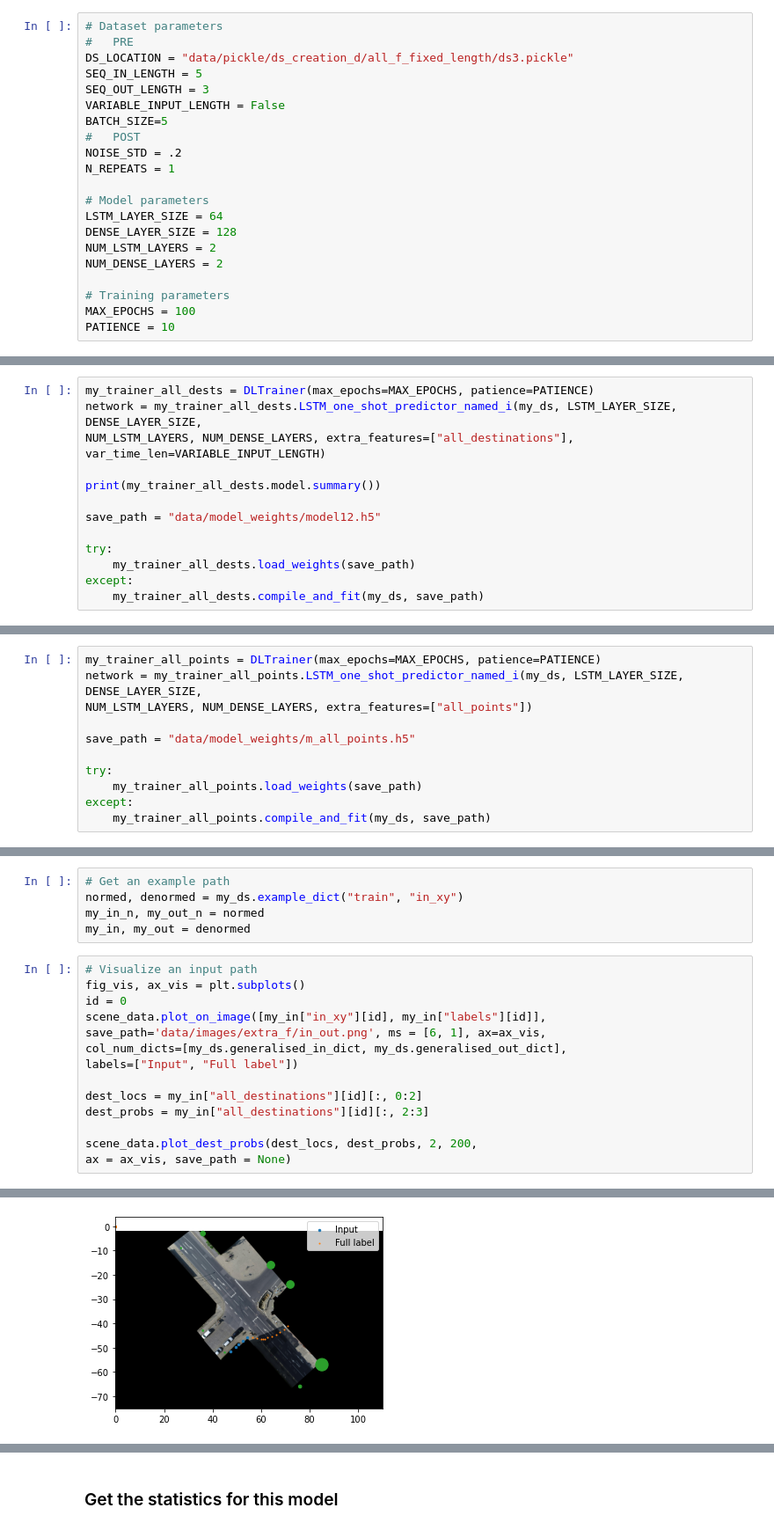
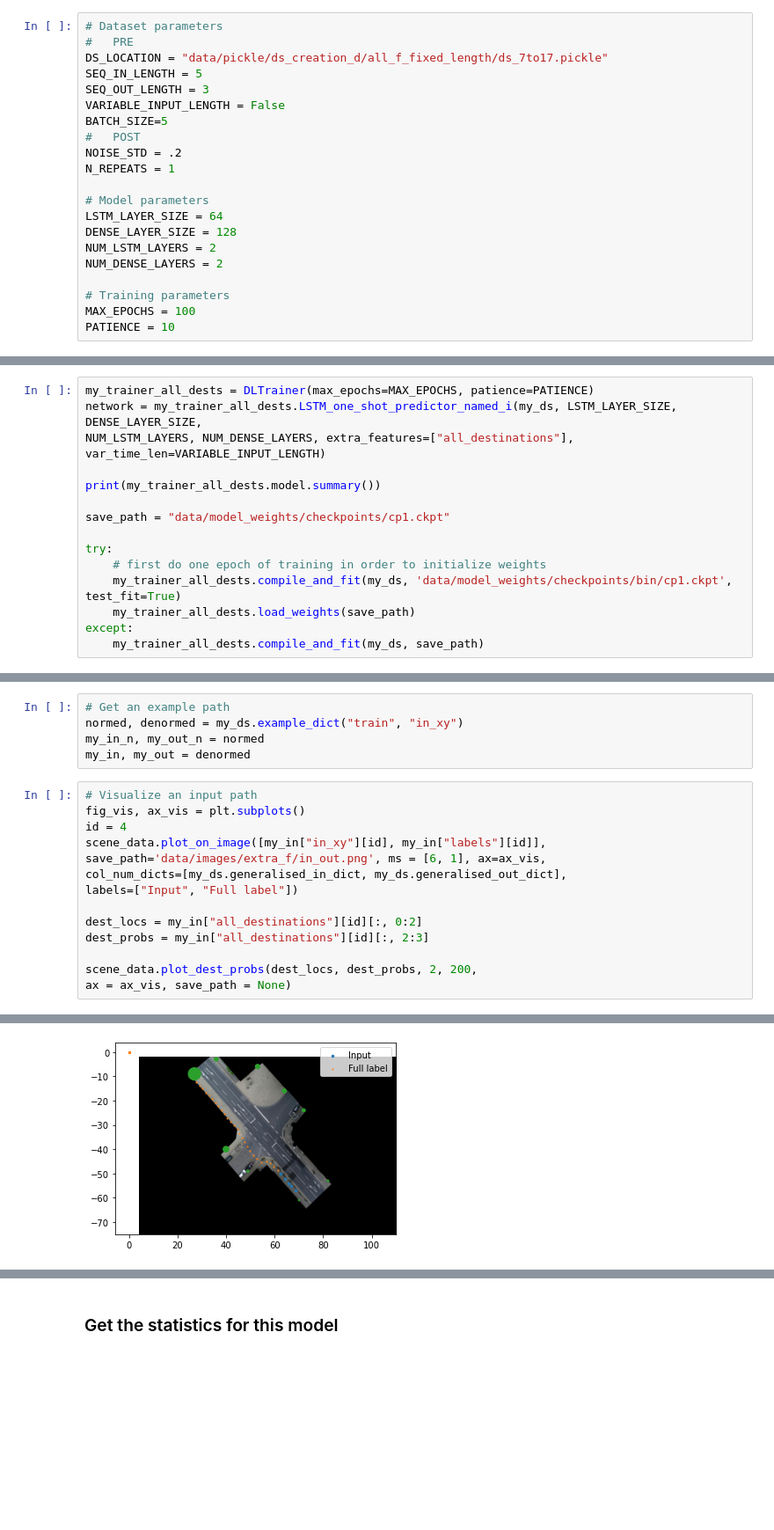
Before and after one commit to gitBram/vru_path_prediction, a Jupyter notebook: prediction_evaluation.ipynb, the cells around one changed output, grey strips where cells are left out. Shown at 88% size. Saved outputs shown, nothing was run; the diff lists cells and outputs as text; blank space fills up the shorter version.

```diff
--- a/prediction_evaluation.ipynb
+++ b/prediction_evaluation.ipynb
@@ -112,7 +167,7 @@ g.visualize_graph(my_graph, 'data/images/graphs/graph_with_image.png', scene_loa
 # %%
 # Dataset parameters
 #   PRE
-DS_LOCATION = "data/pickle/ds_creation_d/all_f_fixed_length/ds3.pickle"
+DS_LOCATION = "data/pickle/ds_creation_d/all_f_fixed_length/ds_7to17.pickle"
 SEQ_IN_LENGTH = 5
 SEQ_OUT_LENGTH = 3
 VARIABLE_INPUT_LENGTH = False
@@ -182,9 +221,11 @@ NUM_LSTM_LAYERS, NUM_DENSE_LAYERS, extra_features=["all_destinations"], var_time
 
 print(my_trainer_all_dests.model.summary())
 
-save_path = "data/model_weights/model12.h5"
+save_path = "data/model_weights/checkpoints/cp1.ckpt"
 
 try:
+    # first do one epoch of training in order to initialize weights
+    my_trainer_all_dests.compile_and_fit(my_ds, 'data/model_weights/checkpoints/bin/cp1.ckpt', test_fit=True)
     my_trainer_all_dests.load_weights(save_path)
 except:
     my_trainer_all_dests.compile_and_fit(my_ds, save_path)
@@ -211,11 +249,0 @@ Epoch 2/100
-# %%
-my_trainer_all_points = DLTrainer(max_epochs=MAX_EPOCHS, patience=PATIENCE)
-network = my_trainer_all_points.LSTM_one_shot_predictor_named_i(my_ds, LSTM_LAYER_SIZE, DENSE_LAYER_SIZE,
-NUM_LSTM_LAYERS, NUM_DENSE_LAYERS, extra_features=["all_points"])
-
-save_path = "data/model_weights/m_all_points.h5"
-
-try:
-    my_trainer_all_points.load_weights(save_path)
-except:
-    my_trainer_all_points.compile_and_fit(my_ds, save_path)
@@ -231,7 +257,7 @@ my_in, my_out = denormed
 # %%
 # Visualize an input path
 fig_vis, ax_vis = plt.subplots()
-id = 0
+id = 4
 scene_data.plot_on_image([my_in["in_xy"][id], my_in["labels"][id]],
 save_path='data/images/extra_f/in_out.png', ms = [6, 1], ax=ax_vis,
 col_num_dicts=[my_ds.generalised_in_dict, my_ds.generalised_out_dict],
@@ -248 +274 @@ ax = ax_vis, save_path = None)
-[figure, old version]
+[figure, new version]
```
Also changed, not shown: parts of 25 cells of this notebook, 12 other files.
